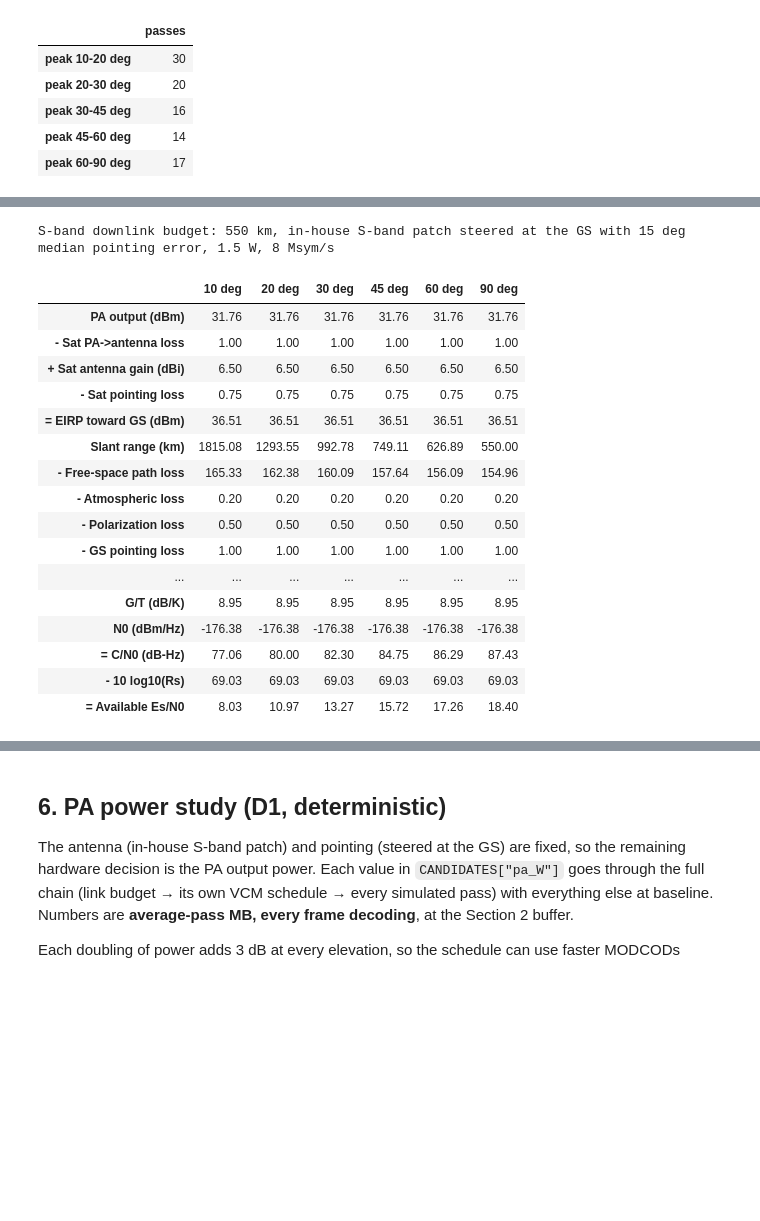
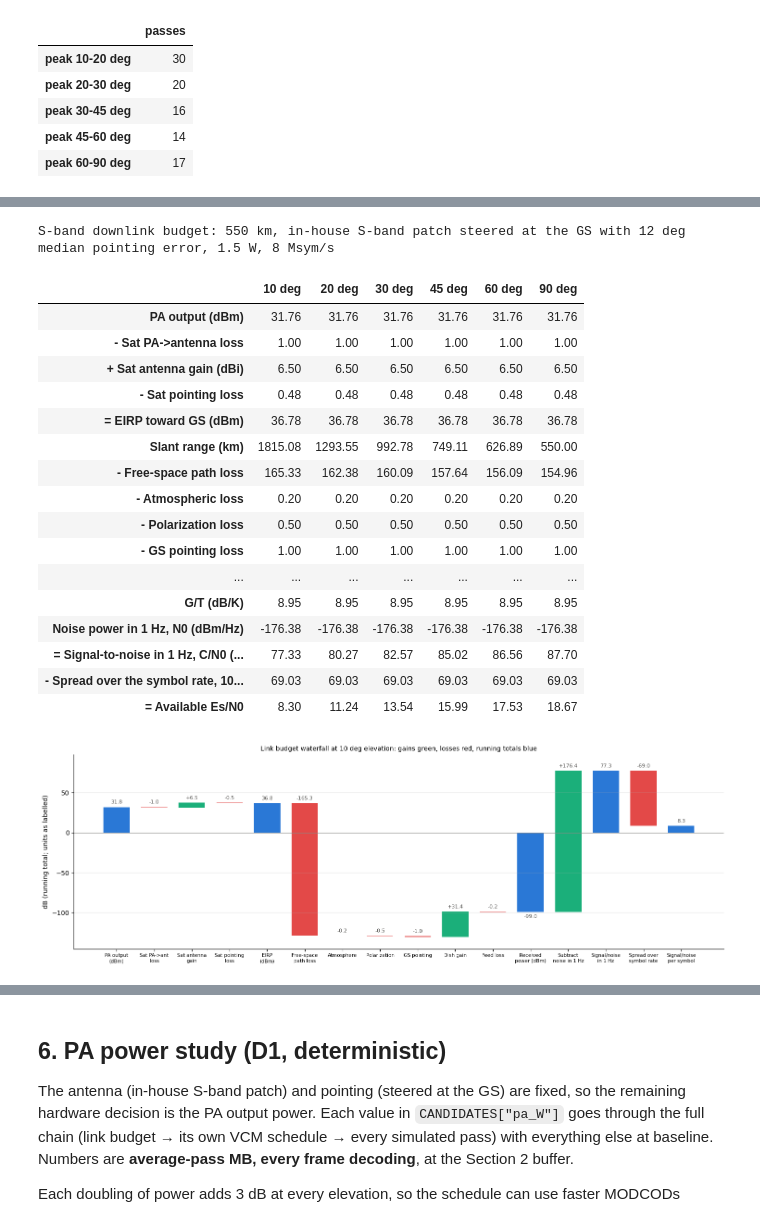
Before and after one commit to stanford-ssi/sats-monorepo, a Jupyter notebook: ground_station/Ground_Station_Link_Budget_v3_full.ipynb, the cells around one changed output, grey strips where cells are left out. Cells and saved outputs as stored; diff of their text form; code cells hidden in the pictures; blank space fills up the shorter version.

```diff
--- a/ground_station/Ground_Station_Link_Budget_v3_full.ipynb
+++ b/ground_station/Ground_Station_Link_Budget_v3_full.ipynb
@@ -72,7 +72,7 @@ DECISIONS = dict(
 )
 
 # ---- SAT_S: satellite transmitter hardware (PA to antenna) and pointing ----
-# In-house circular S-band patch, steered at the GS by GNC during passes (pointing accuracy <= 30 deg, ~95th percentile).
+# In-house circular S-band patch, steered at the GS by GNC during passes (pointing accuracy <= 30 deg, ~99th percentile).
 SAT_S = dict(
     loss_dB           = 1.0,    # (TBC, TT&C) PA -> antenna: 90 deg hybrid for circular pol (0.3-0.5 dB) + filter + T/R switch + coax.
                                 #   src: SYSTEMS PRESENTATIONS/SM-000004 [Systems Meeting 10_26 Slides].pptx, slide 32
@@ -80,8 +80,8 @@ SAT_S = dict(
                                 #   src: PJ-300000 [BOARD ARCHITECTURE DESIGN]/PJ-100004 [S-band patch antenna research].docx, Requirements
     ant_beamwidth_deg = 60.0,   # (ASSUMED, Gabriel) half-power beamwidth requirement >= 60 deg (lower bound used).
                                 #   src: PJ-300000 [BOARD ARCHITECTURE DESIGN]/PJ-100004 [S-band patch antenna research].docx, Requirements
-    pointing_err_deg  = 15.0,   # (ASSUMED, River) MEDIAN satellite pointing error. Rayleigh-distributed, so its 95th percentile is
-                                #   ~31 deg, matching the <= 30 deg accuracy target. The schedule plans at this median; the Monte Carlo
+    pointing_err_deg  = 12.0,   # (ASSUMED, River) MEDIAN satellite pointing error. Rayleigh-distributed, so its 95th percentile is
+                                #   ~25 deg and its 99th ~31 deg, i.e. <= 30 deg about 99% of the time. The schedule plans at this median; the Monte Carlo
                                 #   (MC, Section 7) draws one error per pass from that distribution and holds it for the whole pass.
                                 #   src: PJ-DP-100003 [TT&C SYSTEM DEVELOPMENT PRESENTATIONS]/PJ-DP-100003-01 [TT&C Kickoff REV 1.0].pptx, slide 5
 )
@@ -373,27 +377,71 @@ def link_budget(elev_deg, design=None, alt_km=None, err_deg=None, Rs=None):
                                       + b["+ Dish gain (dBi)"] - b["- Feed loss"])
     b["System temperature (K)"]    = np.full_like(el, TSYS_K)
     b["G/T (dB/K)"]                = GS_S["dish_gain_dBi"] - GS_S["feed_loss_dB"] - 10*np.log10(b["System temperature (K)"])
-    b["N0 (dBm/Hz)"]               = therm_noise_dbm(b["System temperature (K)"], 1.0)
-    b["= C/N0 (dB-Hz)"]            = b["= Received power (dBm)"] - b["N0 (dBm/Hz)"]
-    b["- 10 log10(Rs)"]            = np.full_like(el, 10*np.log10(Rs))
-    b["= Available Es/N0"]         = b["= C/N0 (dB-Hz)"] - b["- 10 log10(Rs)"]
+    b["Noise power in 1 Hz, N0 (dBm/Hz)"]               = therm_noise_dbm(b["System temperature (K)"], 1.0)
+    b["= Signal-to-noise in 1 Hz, C/N0 (dB-Hz)"]            = b["= Received power (dBm)"] - b["Noise power in 1 Hz, N0 (dBm/Hz)"]
+    b["- Spread over the symbol rate, 10 log10(Rs)"]            = np.full_like(el, 10*np.log10(Rs))
+    b["= Available Es/N0"]         = b["= Signal-to-noise in 1 Hz, C/N0 (dB-Hz)"] - b["- Spread over the symbol rate, 10 log10(Rs)"]
     return b
 # %%
 BUDGET_ELEVS = [10, 20, 30, 45, 60, 90]
 
 b = link_budget(BUDGET_ELEVS)
 budget = pd.DataFrame({f"{e} deg": [b[k][i] for k in b] for i, e in enumerate(BUDGET_ELEVS)}, index=list(b))
 print(f"S-band downlink budget: {MISSION['alt_km']:g} km, in-house S-band patch steered at the GS with "
       f"{SAT_S['pointing_err_deg']:g} deg median pointing error, {DECISIONS['pa_out_W']:g} W, {WAVEFORM['Rs_sps']/1e6:g} Msym/s")
 display(budget.round(2))
+
+# ---- Waterfall: what each line contributes, at the mask elevation (the weakest point of every pass) ----
+WATERFALL_EL_DEG = MISSION["min_el_deg"]
+wb = {k: float(v[0]) for k, v in link_budget([WATERFALL_EL_DEG]).items()}
+steps = [   # (label, kind, value): "start"/"total" bars stand on zero, "step" bars float from the running level
+    ("PA output\n(dBm)",        "start", wb["PA output (dBm)"]),
+    ("Sat PA->ant\nloss",       "step",  -wb["- Sat PA->antenna loss"]),
+    ("Sat antenna\ngain",       "step",  wb["+ Sat antenna gain (dBi)"]),
+    ("Sat pointing\nloss",      "step",  -wb["- Sat pointing loss"]),
+    ("EIRP\n(dBm)",             "total", wb["= EIRP toward GS (dBm)"]),
+    ("Free-space\npath loss",   "step",  -wb["- Free-space path loss"]),
+    ("Atmosphere",               "step",  -wb["- Atmospheric loss"]),
+    ("Polarization",             "step",  -wb["- Polarization loss"]),
+    ("GS pointing",              "step",  -wb["- GS pointing loss"]),
+    ("Dish gain",                "step",  wb["+ Dish gain (dBi)"]),
+    ("Feed loss",                "step",  -wb["- Feed loss"]),
+    ("Received\npower (dBm)",   "total", wb["= Received power (dBm)"]),
+    ("Subtract\nnoise in 1 Hz",   "step",  -wb["Noise power in 1 Hz, N0 (dBm/Hz)"]),
+    ("Signal/noise\nin 1 Hz",   "total", wb["= Signal-to-noise in 1 Hz, C/N0 (dB-Hz)"]),
+    ("Spread over\nsymbol rate",  "step",  -wb["- Spread over the symbol rate, 10 log10(Rs)"]),
+    ("Signal/noise\nper symbol",  "total", wb["= Available Es/N0"]),
+]
+fig, ax = plt.subplots(figsize=(15, 5))
+level, extents = 0.0, [0.0]
+for i, (name, kind, v) in enumerate(steps):
+    if kind == "step":
+        bottom, colour = level, (SERIES[2] if v >= 0 else SERIES[7])
+        level += v
+    else:
+        bottom, colour, level = 0.0, SERIES[0], v
+    ax.bar(i, v, bottom=bottom, color=colour, width=0.7)
+    extents += [bottom, bottom + v]
+    top, low = max(bottom, bottom + v), min(bottom, bottom + v)
+    label = f"{v:+.1f}" if kind == "step" else f"{v:.1f}"
+    ax.text(i, top + 3 if (kind == "step" or v >= 0) else low - 3, label, ha="center",
+            va="bottom" if (kind == "step" or v >= 0) else "top", fontsize=8, color="#52514e")
+ax.axhline(0, color=REF_GREY, lw=0.8)
+ax.set_ylim(min(extents) - 15, max(extents) + 20)          # headroom for the value labels
+ax.set_xticks(range(len(steps)), [n for n, _, _ in steps], fontsize=7.5)
+ax.set_ylabel("dB (running total; units as labelled)")
+ax.set_title(f"Link budget waterfall at {WATERFALL_EL_DEG:g} deg elevation: gains green, losses red, running totals blue",
+             fontsize=10)
+ax.grid(axis="x", visible=False)
+plt.tight_layout(); plt.show()
 # %% [output]
-S-band downlink budget: 550 km, in-house S-band patch steered at the GS with 15 deg median pointing error, 1.5 W, 8 Msym/s
+S-band downlink budget: 550 km, in-house S-band patch steered at the GS with 12 deg median pointing error, 1.5 W, 8 Msym/s
 |  | 10 deg | 20 deg | 30 deg | 45 deg | 60 deg | 90 deg |
 | PA output (dBm) | 31.76 | 31.76 | 31.76 | 31.76 | 31.76 | 31.76 |
 | - Sat PA->antenna loss | 1.00 | 1.00 | 1.00 | 1.00 | 1.00 | 1.00 |
 | + Sat antenna gain (dBi) | 6.50 | 6.50 | 6.50 | 6.50 | 6.50 | 6.50 |
-| - Sat pointing loss | 0.75 | 0.75 | 0.75 | 0.75 | 0.75 | 0.75 |
-| = EIRP toward GS (dBm) | 36.51 | 36.51 | 36.51 | 36.51 | 36.51 | 36.51 |
+| - Sat pointing loss | 0.48 | 0.48 | 0.48 | 0.48 | 0.48 | 0.48 |
+| = EIRP toward GS (dBm) | 36.78 | 36.78 | 36.78 | 36.78 | 36.78 | 36.78 |
 | Slant range (km) | 1815.08 | 1293.55 | 992.78 | 749.11 | 626.89 | 550.00 |
 | - Free-space path loss | 165.33 | 162.38 | 160.09 | 157.64 | 156.09 | 154.96 |
 | - Atmospheric loss | 0.20 | 0.20 | 0.20 | 0.20 | 0.20 | 0.20 |
@@ -401,10 +449,11 @@ S-band downlink budget: 550 km, in-house S-band patch steered at the GS with 15
 | - GS pointing loss | 1.00 | 1.00 | 1.00 | 1.00 | 1.00 | 1.00 |
 | ... | ... | ... | ... | ... | ... | ... |
 | G/T (dB/K) | 8.95 | 8.95 | 8.95 | 8.95 | 8.95 | 8.95 |
-| N0 (dBm/Hz) | -176.38 | -176.38 | -176.38 | -176.38 | -176.38 | -176.38 |
-| = C/N0 (dB-Hz) | 77.06 | 80.00 | 82.30 | 84.75 | 86.29 | 87.43 |
-| - 10 log10(Rs) | 69.03 | 69.03 | 69.03 | 69.03 | 69.03 | 69.03 |
-| = Available Es/N0 | 8.03 | 10.97 | 13.27 | 15.72 | 17.26 | 18.40 |
+| Noise power in 1 Hz, N0 (dBm/Hz) | -176.38 | -176.38 | -176.38 | -176.38 | -176.38 | -176.38 |
+| = Signal-to-noise in 1 Hz, C/N0 (... | 77.33 | 80.27 | 82.57 | 85.02 | 86.56 | 87.70 |
+| - Spread over the symbol rate, 10... | 69.03 | 69.03 | 69.03 | 69.03 | 69.03 | 69.03 |
+| = Available Es/N0 | 8.30 | 11.24 | 13.54 | 15.99 | 17.53 | 18.67 |
+[figure, added]
 # %% [markdown]
 ## 5. VCM schedule and data per pass
 The satellite carries a table: for each elevation step, the fastest allowed MODCOD (QPSK, plus 8PSK if enabled) whose **predicted** margin is at least `WAVEFORM["vcm_buffer_dB"]`. Below the elevation where even QPSK 1/4 lacks the buffer, the transmitter stays off. The symbol rate never changes.
```
Also changed, not shown: parts of 12 cells of this notebook.
